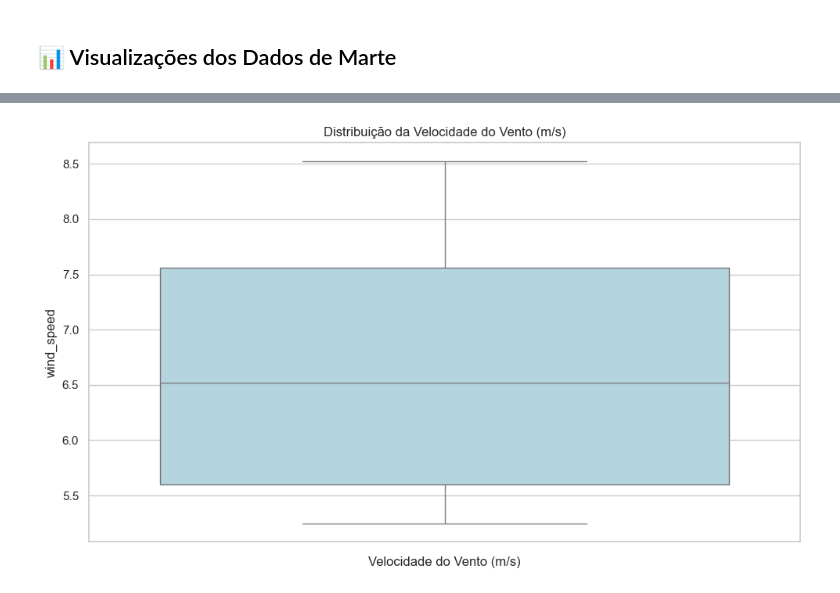
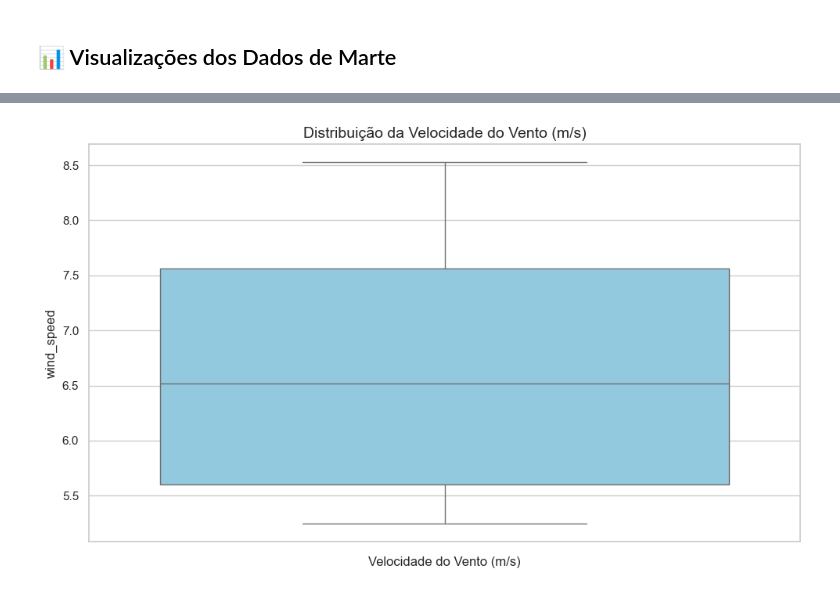
Before and after one commit to xXeverton/Analise_de_Clima_em_Marte, a Jupyter notebook: notebooks/mars_analysis.ipynb, the cells around one changed output, grey strips where cells are left out. Saved outputs shown, nothing was run; the diff lists cells and outputs as text; code cells hidden in the pictures.

```diff
--- a/notebooks/mars_analysis.ipynb
+++ b/notebooks/mars_analysis.ipynb
@@ -98,9 +111,9 @@ Passing `palette` without assigning `hue` is deprecated and will be removed in v
 # %%
 # 💨 3. Distribuição da Velocidade do Vento
-sns.boxplot(data=df["wind_speed"], color="lightblue")
-plt.title("Distribuição da Velocidade do Vento (m/s)")
+sns.boxplot(data=df["wind_speed"], color="skyblue")
+plt.title("Distribuição da Velocidade do Vento (m/s)", fontsize=14)
 plt.xlabel("Velocidade do Vento (m/s)")
 plt.tight_layout()
 plt.show()
 # %% [output]
-[figure, old version]
+[figure, new version]
```
Also changed, not shown: parts of 13 cells of this notebook, 4 other files.
